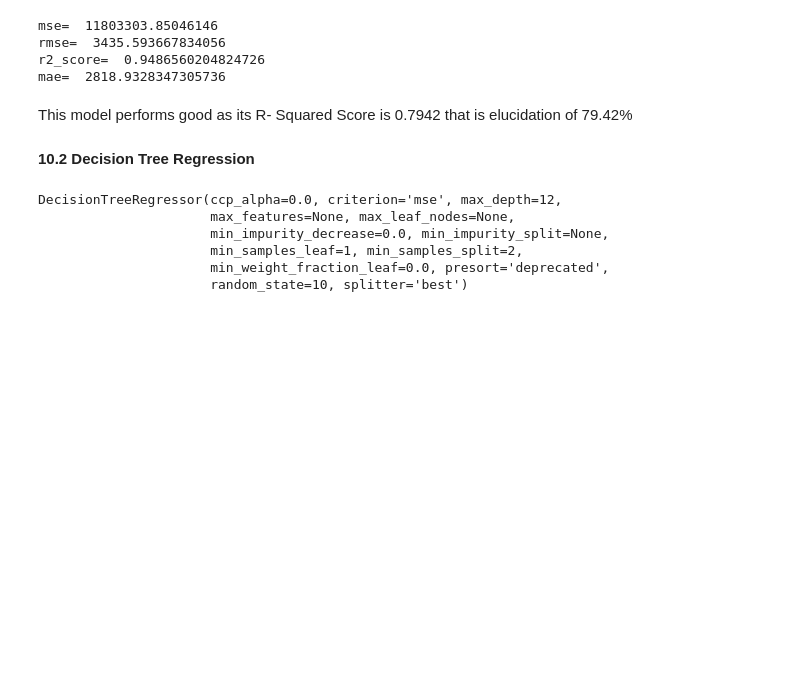
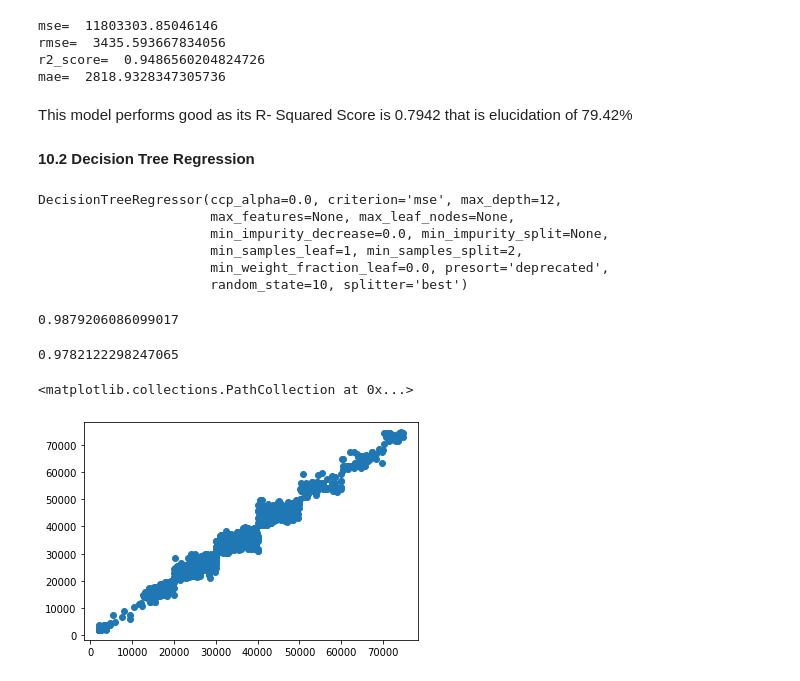
Before and after one commit to tanishka-27/internship_studio_project, a Jupyter notebook: internship_studio.ipynb, the cells around one changed output. Saved outputs shown, nothing was run; the diff lists cells and outputs as text; code cells hidden in the pictures; blank space fills up the shorter version.

```diff
--- a/internship_studio.ipynb
+++ b/internship_studio.ipynb
@@ -628,14 +654,32 @@ This model performs good as its R- Squared Score is 0.7942 that is elucidation o
 # %%
-#import decision tree regressor
-from sklearn.tree import DecisionTreeRegressor
 #creating the decision tree function
 dt_model = DecisionTreeRegressor(random_state=10, max_depth=12)
-#fitting the model
-dt_model.fit(train_x, train_y)
-# %% [output]
-DecisionTreeRegressor(ccp_alpha=0.0, criterion='mse', max_depth=12,
-                      max_features=None, max_leaf_nodes=None,
-                      min_impurity_decrease=0.0, min_impurity_split=None,
-                      min_samples_leaf=1, min_samples_split=2,
-                      min_weight_fraction_leaf=0.0, presort='deprecated',
-                      random_state=10, splitter='best')
+# %%
+#fitting the model
+dt_model.fit(train_x, train_y)
+# %% [output]
+DecisionTreeRegressor(ccp_alpha=0.0, criterion='mse', max_depth=12,
+                      max_features=None, max_leaf_nodes=None,
+                      min_impurity_decrease=0.0, min_impurity_split=None,
+                      min_samples_leaf=1, min_samples_split=2,
+                      min_weight_fraction_leaf=0.0, presort='deprecated',
+                      random_state=10, splitter='best')
+# %%
+# Training Score
+
+dt_model.score(train_x, train_y)
+# %% [output]
+0.9879206086099017
+# %%
+#checking the validation score
+
+dt_model.score(valid_x, valid_y)
+# %% [output]
+0.9782122298247065
+# %%
+pred_y=dt_model.predict(valid_x)
+# %%
+plt.scatter(valid_y,pred_y)
+# %% [output]
+<matplotlib.collections.PathCollection at 0x...>
+[figure, added]
```
Also changed, not shown: parts of 25 cells of this notebook.
